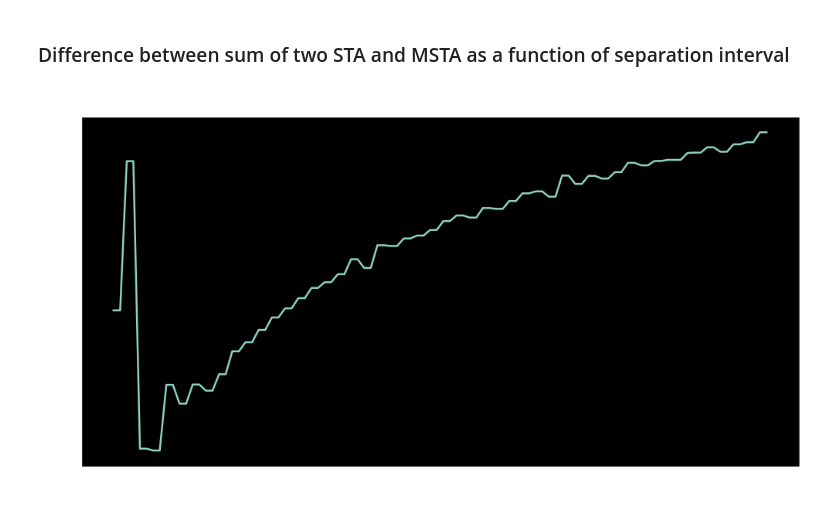
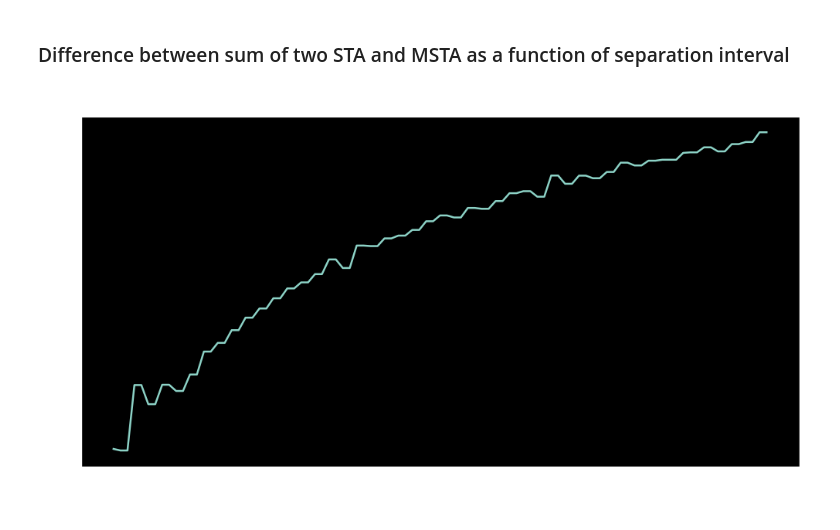
Before and after one commit to platycristate/computational-neuroscience, a Jupyter notebook: chapter1/C1_Task8-10.ipynb, the cells around one changed output. Drawn from its saved outputs; the diff is of its cells as text; code cells hidden in the pictures.

Commit message:
Completed Task 10; function for convolving consecutive spike pairs

```diff
--- a/chapter1/C1_Task8-10.ipynb
+++ b/chapter1/C1_Task8-10.ipynb
@@ -144,7 +144,7 @@ sta_stim_doubled = sta_stim * 2
 # %%
 diff_sta_msta = []
 Δt = time[1] - time[0]
-sep_inval = [i for i in range(0, 100, 1)]
+sep_inval = [i for i in range(5, 100, 1)]
 for i in sep_inval:
     spike_pairs = convolve_spike_pairs(spikes, Δt, i)
     msta_stim, _ = STA_new(stim, time, spike_pairs, window=300)
@@ -153,7 +153,7 @@ diff_sta_msta = np.array(diff_sta_msta)
 # %%
 plt.figure(dpi=120, figsize=(10, 5))
 plt.plot(sep_inval, diff_sta_msta);
 plt.xlabel('Separation interval, ms');
-plt.title('Magnitude of the differenc as the function of sep. intervalval');
+plt.title('Magnitude of the difference as the function of sep. intervalval');
 # %% [output]
-[figure, old version]
+[figure, new version]
```
Also changed, not shown: parts of 6 cells of this notebook.
